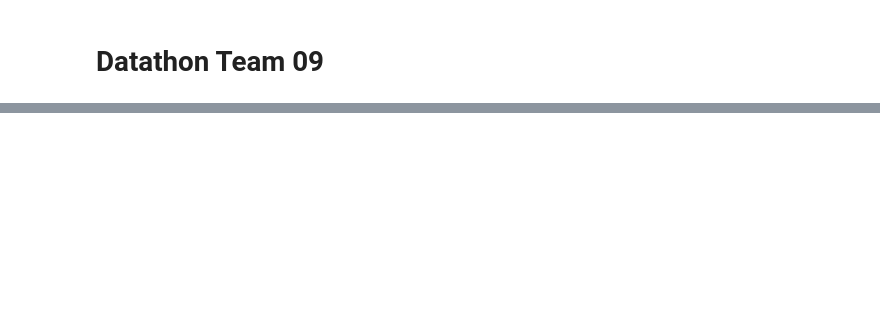
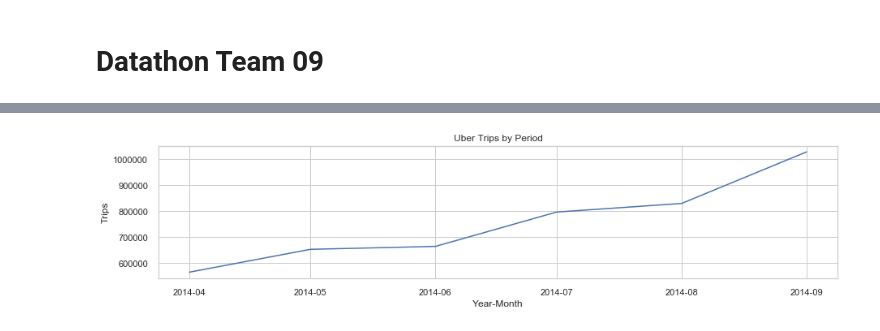
Before and after one commit to G0erman/DS4A_Datathon, a Jupyter notebook: DatathonTeam09.ipynb, the cells around one changed output, grey strips where cells are left out. Cells and saved outputs as stored; diff of their text form; code cells hidden in the pictures; blank space fills up the shorter version.

```diff
--- a/DatathonTeam09.ipynb
+++ b/DatathonTeam09.ipynb
@@ -100,0 +147,4 @@ Index(['pickup_datetime', 'dropoff_datetime', 'pickup_longitude',
+# %%
+uber_trips_2014_df['pickup_datetime'] = pd.to_datetime(uber_trips_2014_df['pickup_datetime'])
+uber_trips_2014_df['YYYY_MM'] = uber_trips_2014_df['pickup_datetime'].apply(lambda x: datetime.datetime.strptime(str(x.year) + '-' + str(x.month), "%Y-%m"))
+uber_trips_2014_df.head()
@@ -100,0 +169,8 @@ Index(['pickup_datetime', 'dropoff_datetime', 'pickup_longitude',
+# %%
+fig, ax = plt.subplots(figsize=(15,3))
+sns.lineplot(data=uber_trips_2014_df.groupby('YYYY_MM')['YYYY_MM'].count(), ax=ax)
+plt.title('Uber Trips by Period')
+plt.xlabel('Year-Month')
+plt.ylabel('Trips');
+# %% [output]
+[figure, added]
```
Also changed, not shown: parts of 21 cells of this notebook, 9 other files.
